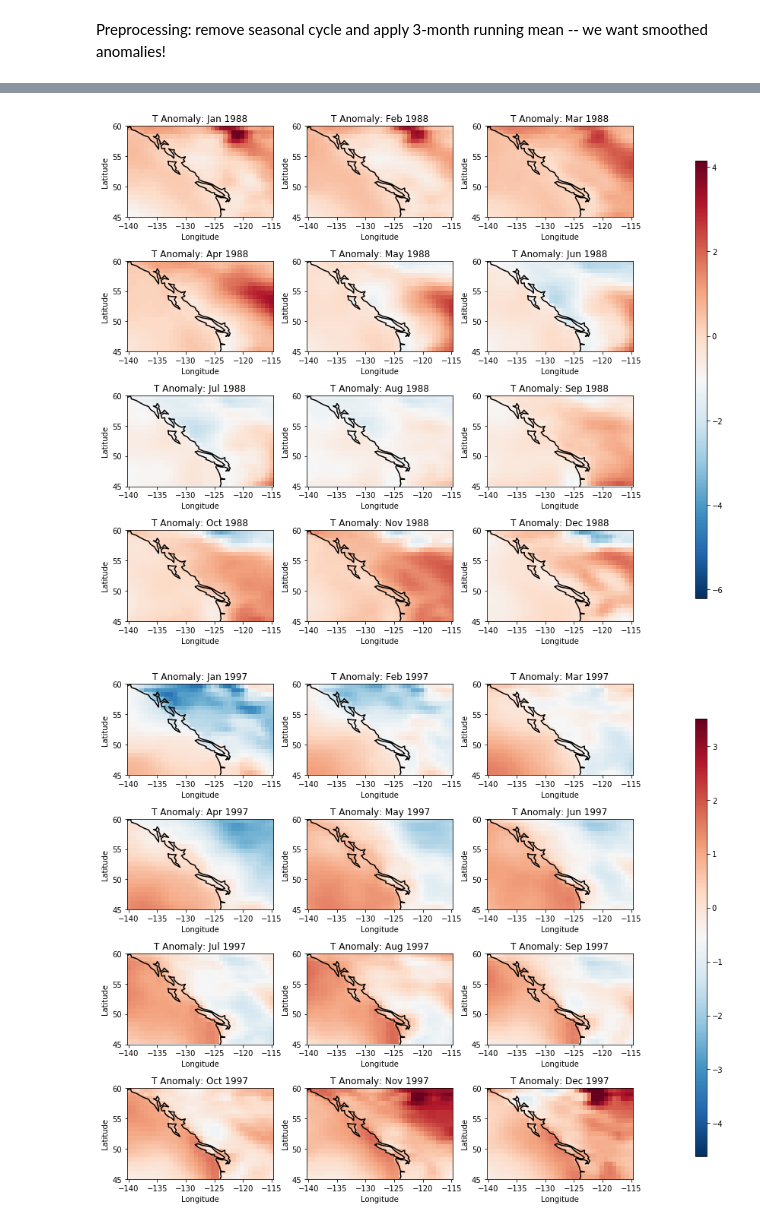
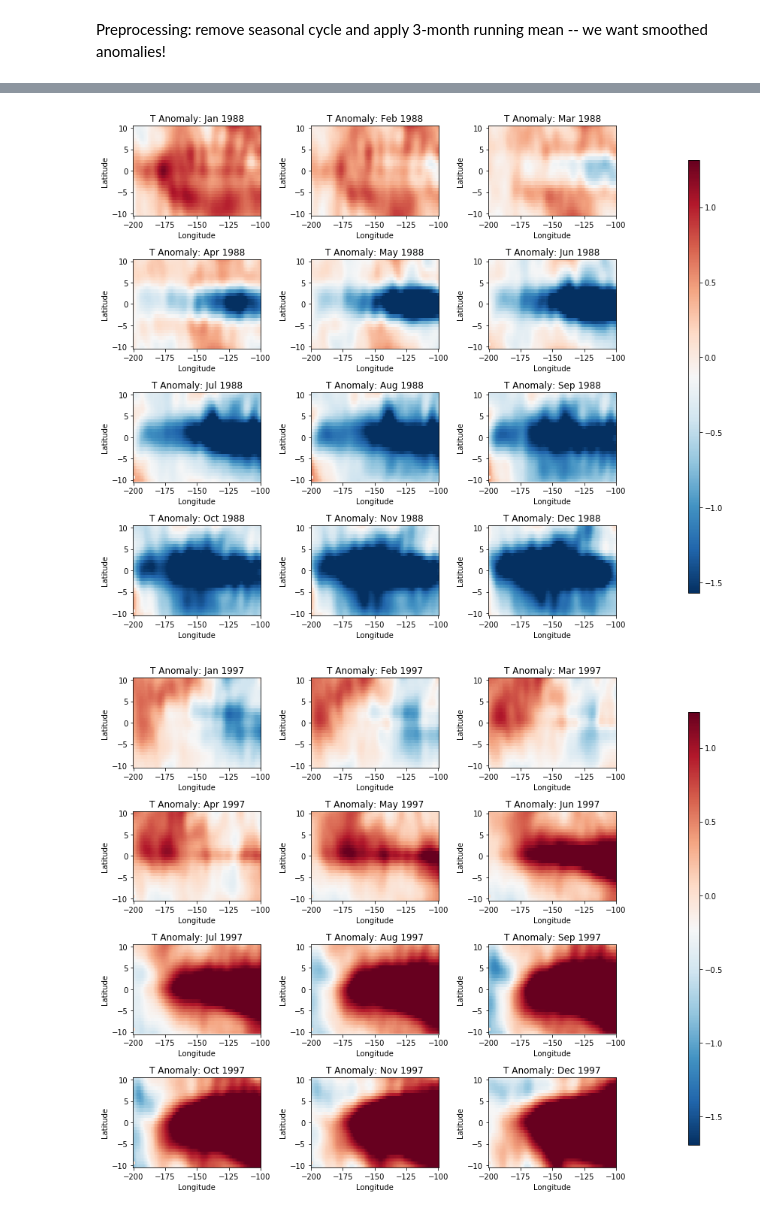
Before and after one commit to andersonsam/eosc_410, a Jupyter notebook: Tutorial4/Tutorial4.ipynb, the cells around one changed output, grey strips where cells are left out. Drawn from its saved outputs; the diff is of its cells as text; code cells hidden in the pictures.

```diff
--- a/Tutorial4/Tutorial4.ipynb
+++ b/Tutorial4/Tutorial4.ipynb
@@ -192,8 +192,15 @@ Gridded monthly sea surface temperatuer data for the tropical Pacific from ERA i
 # %%
 #load SST data from .csv file and check it out; rows are months, columns are locations
 dataSST = pd.read_csv('SST_anomalies_data.csv',header=None)
+
+filename = 'SST_ERAInterim_monthly_Jan1979_Jun2017_Tropical_Pacific.nc'
+dataSST = Dataset(filename)
+lonERA = -360+dataSST.variables['longitude'][:] #in degrees E
+latERA = dataSST.variables['latitude'][:] #in degrees N
+timeERA = dataSST.variables['time'][:] #in hours since year 1900... not a great unit, but it's what ERA comes in
+T = dataSST.variables['sst'] #in K
+
 months = ['Jan','Feb','Mar','Apr','May','Jun','Jul','Aug','Sep','Oct','Nov','Dec']
-dataSST.head()
 SST_extent=[-360+159.75,-360+260.25,-10.5,10.5] #these are just the known boundaries of the SST grid [lonmin,lonmax,latmin,latmax] for plotting
 
 #load coastline data
@@ -305,9 +291,9 @@ cbar = fig.colorbar(im, cax=cb_ax)
 # %% [markdown]
 Preprocessing: remove seasonal cycle and apply 3-month running mean -- we want smoothed anomalies!
 # %%
-#remove last 7 months from 2017, so the timeseries line up
-T_cut = T[:-7]
-T2d_cut = T2d[:,:-7]
+##remove last 7 months from 2017, so the timeseries line up
+T_cut = T[:-6]
+T2d_cut = T2d[:,:-6]
 
 #calculate seasonal signal for each grid point
 nyears = 38
@@ -373,7 +359,7 @@ fig,axes = plt.subplots(nrows=4, ncols=3, figsize=(10, 10))
 month = 0
 for ax in axes.flat:
     #ax.set_axis_off()
-    im = ax.imshow(np.asarray(np.reshape(T2d_anomalies_smooth[:,12*9+month],(21,35))), extent=T_extent,cmap = 'RdBu_r',vmin=vmin,vmax=vmax,aspect='auto')
+    im = ax.imshow(np.reshape(T2d_anomalies_smooth[:,12*9+month],(np.shape(T)[1:])), extent=T_extent,cmap = 'RdBu_r',vmin=vmin,vmax=vmax,aspect='auto')
     ax.plot(coastLon,coastLat,c='k')
     ax.set_xlim(T_extent[:2])
     ax.set_ylim(T_extent[2:])
@@ -386,32 +372,32 @@ plt.tight_layout()
 cb_ax = fig.add_axes([1.1, 0.1, 0.02, 0.8])
 cbar = fig.colorbar(im, cax=cb_ax)
 # %% [output]
-[figure, old version]
+[figure, new version]
 # %%
 #plot the 3-month running mean of residuals for all grid points for all months of 1997
 
 vmin = np.min([T2d_anomalies_smooth[12*18+month,:] for month in range(12)])
 vmax = np.max([T2d_anomalies_smooth[12*18+month,:] for month in range(12)])
 
 fig,axes = plt.subplots(nrows=4, ncols=3, figsize=(10, 10))
 
 month = 0
 for ax in axes.flat:
-    im = ax.imshow(np.asarray(np.reshape(T2d_anomalies_smooth[:,12*18+month],(21,35))), extent=T_extent,cmap = 'RdBu_r',vmin=vmin,vmax=vmax,aspect='auto')
+    im = ax.imshow(np.reshape(T2d_anomalies_smooth[:,12*18+month],(np.shape(T)[1:])), extent=T_extent,cmap = 'RdBu_r',vmin=vmin,vmax=vmax,aspect='auto')
     ax.plot(coastLon,coastLat,c='k')
     ax.set_xlim(T_extent[:2])
     ax.set_ylim(T_extent[2:])
     ax.set_xlabel('Longitude')
     ax.set_ylabel('Latitude')
     ax.set_title('T Anomaly: ' + months[month] +' 1997')
     #plt.colorbar()
     month+=1
 
 plt.tight_layout()
 cb_ax = fig.add_axes([1.1, 0.1, 0.02, 0.8])
 cbar = fig.colorbar(im, cax=cb_ax)
 # %% [output]
-[figure, old version]
+[figure, new version]
 # %%
 #do PCA using built-in library
 
```
Also changed, not shown: parts of 10 cells of this notebook, 1 other file.
